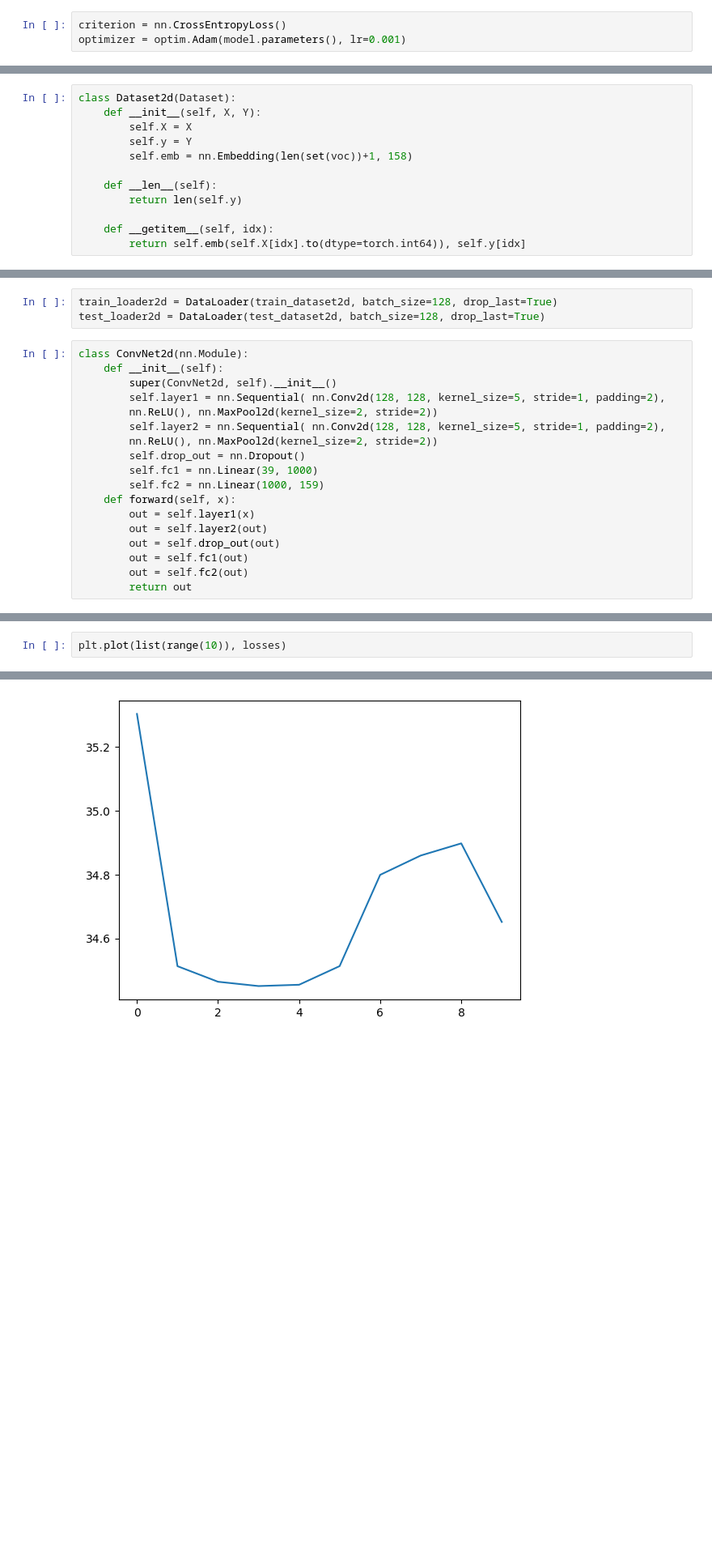
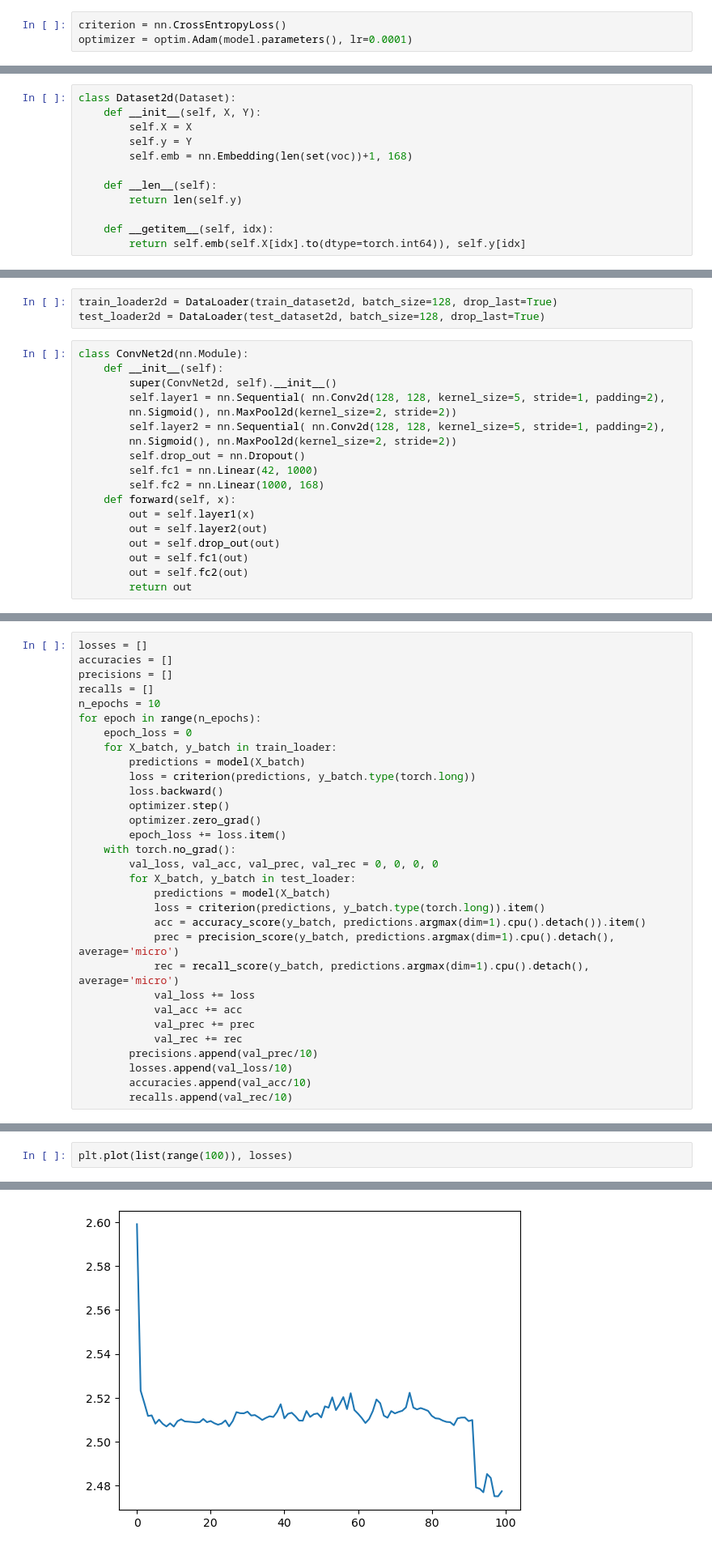
Before and after one commit to exerius/CR, a Jupyter notebook: кр.ipynb, the cells around one changed output, grey strips where cells are left out. Shown: that part at 81% size. Cells and saved outputs as stored; diff of their text form; blank space fills up the shorter version.

```diff
--- a/кр.ipynb
+++ b/кр.ipynb
@@ -288,3 +429,3 @@ model = ConvNet()
 # %%
 criterion = nn.CrossEntropyLoss()
-optimizer = optim.Adam(model.parameters(), lr=0.001)
+optimizer = optim.Adam(model.parameters(), lr=0.0001)
@@ -382,7 +531,7 @@ class Dataset2d(Dataset):
     def __init__(self, X, Y):
         self.X = X
         self.y = Y
-        self.emb = nn.Embedding(len(set(voc))+1, 158)
+        self.emb = nn.Embedding(len(set(voc))+1, 168)
 
     def __len__(self):
         return len(self.y)
@@ -400,12 +549,12 @@ class ConvNet2d(nn.Module):
     def __init__(self):
         super(ConvNet2d, self).__init__()
         self.layer1 = nn.Sequential( nn.Conv2d(128, 128, kernel_size=5, stride=1, padding=2),
-        nn.ReLU(), nn.MaxPool2d(kernel_size=2, stride=2))
+        nn.Sigmoid(), nn.MaxPool2d(kernel_size=2, stride=2))
         self.layer2 = nn.Sequential( nn.Conv2d(128, 128, kernel_size=5, stride=1, padding=2),
-        nn.ReLU(), nn.MaxPool2d(kernel_size=2, stride=2))
+        nn.Sigmoid(), nn.MaxPool2d(kernel_size=2, stride=2))
         self.drop_out = nn.Dropout()
-        self.fc1 = nn.Linear(39, 1000)
-        self.fc2 = nn.Linear(1000, 159)
+        self.fc1 = nn.Linear(42, 1000)
+        self.fc2 = nn.Linear(1000, 168)
     def forward(self, x):
         out = self.layer1(x)
         out = self.layer2(out)
@@ -448,0 +681,31 @@ with torch.no_grad():
+# %%
+losses = []
+accuracies = []
+precisions = []
+recalls = []
+n_epochs = 10
+for epoch in range(n_epochs):
+    epoch_loss = 0
+    for X_batch, y_batch in train_loader:
+        predictions = model(X_batch)
+        loss = criterion(predictions, y_batch.type(torch.long))
+        loss.backward()
+        optimizer.step()
+        optimizer.zero_grad()
+        epoch_loss += loss.item()
+    with torch.no_grad():
+        val_loss, val_acc, val_prec, val_rec = 0, 0, 0, 0
+        for X_batch, y_batch in test_loader:
+            predictions = model(X_batch)
+            loss = criterion(predictions, y_batch.type(torch.long)).item()
+            acc = accuracy_score(y_batch, predictions.argmax(dim=1).cpu().detach()).item()
+            prec = precision_score(y_batch, predictions.argmax(dim=1).cpu().detach(), average='micro')
+            rec = recall_score(y_batch, predictions.argmax(dim=1).cpu().detach(), average='micro')
+            val_loss += loss
+            val_acc += acc
+            val_prec += prec
+            val_rec += rec
+        precisions.append(val_prec/10)
+        losses.append(val_loss/10)
+        accuracies.append(val_acc/10)
+        recalls.append(val_rec/10)
@@ -449,5 +822,5 @@ with torch.no_grad():
 # %%
-plt.plot(list(range(10)), losses)
+plt.plot(list(range(100)), losses)
 # %% [output]
 [<matplotlib.lines.Line2D at 0x...>]
-[figure, old version]
+[figure, new version]
```
Also changed, not shown: parts of 68 cells of this notebook.
